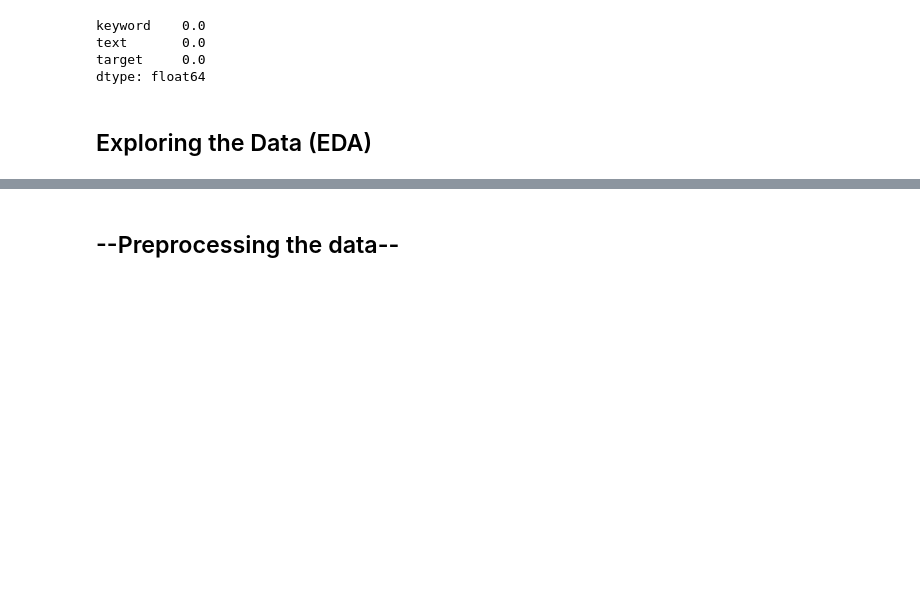
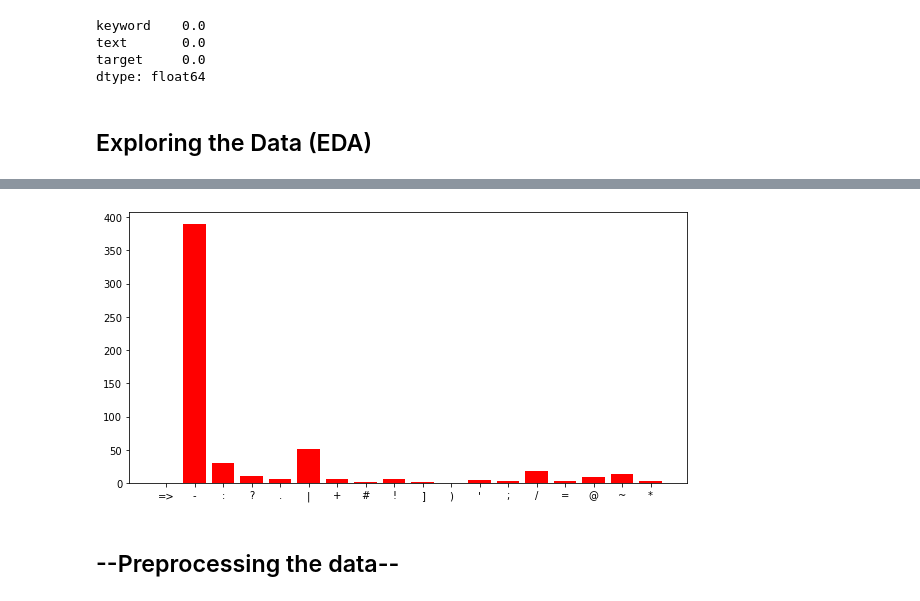
Before and after one commit to sa616473/real_or_not, a Jupyter notebook: notebooks/Untitled.ipynb, the cells around one changed output, grey strips where cells are left out. Drawn from its saved outputs; the diff is of its cells as text; code cells hidden in the pictures; blank space fills up the shorter version.

```diff
--- a/notebooks/Untitled.ipynb
+++ b/notebooks/Untitled.ipynb
@@ -121,2 +149,7 @@ vs.word_cloud(tweet_data)
+# %%
+corpus = create_corpus(1)
+vs.punctuations(corpus, color='red')
+# %% [output]
+[figure, added]
 # %% [markdown]
 ## --Preprocessing the data--
```
Also changed, not shown: parts of 64 cells of this notebook, 39 other files.
